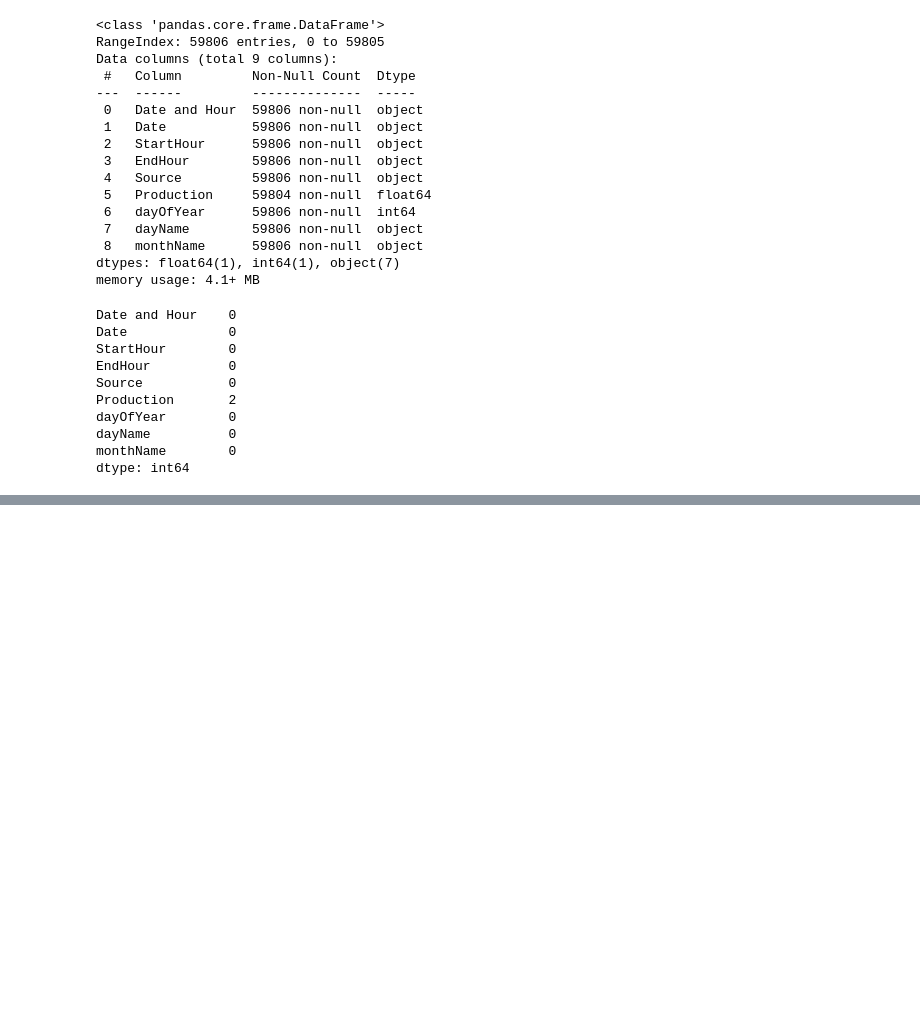
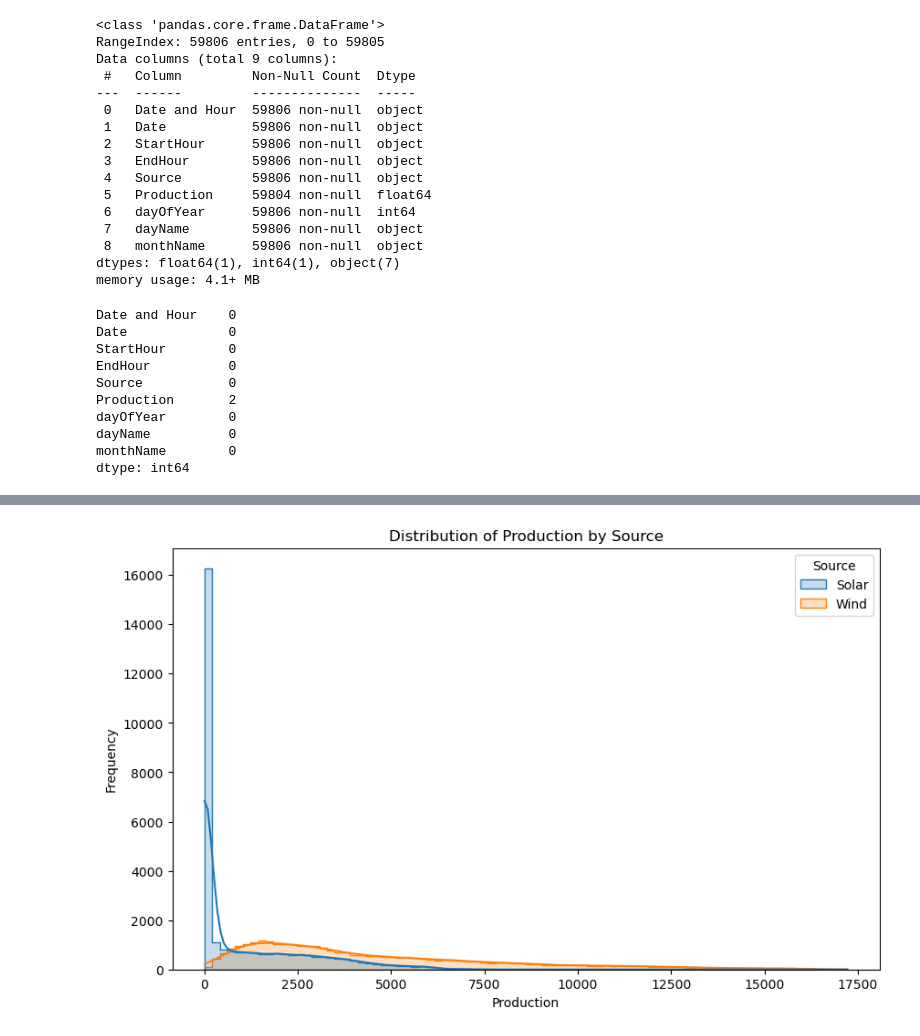
Before and after one commit to sai14karthik/Nexus-S1-Deakin-Internship, a Jupyter notebook: Energy Industry/main.ipynb, the cells around one changed output, grey strips where cells are left out. Saved outputs shown, nothing was run; the diff lists cells and outputs as text; code cells hidden in the pictures; blank space fills up the shorter version.

```diff
--- a/Energy Industry/main.ipynb
+++ b/Energy Industry/main.ipynb
@@ -97,0 +193,9 @@ Length: 59806, dtype: bool
+# %%
+plt.figure(figsize=(10, 6))
+sns.histplot(data=df, x='Production', hue='Source', kde=True, element='step')
+plt.title('Distribution of Production by Source')
+plt.xlabel('Production')
+plt.ylabel('Frequency')
+plt.show()
+# %% [output]
+[figure, added]
```
Also changed, not shown: parts of 22 cells of this notebook.
